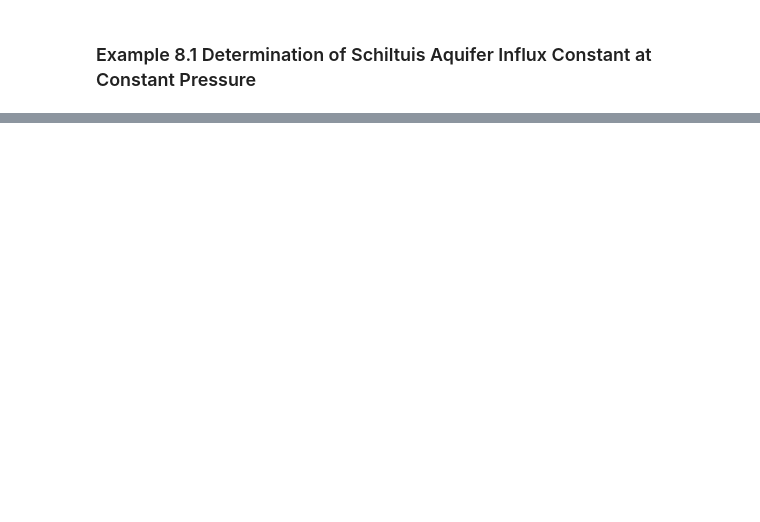
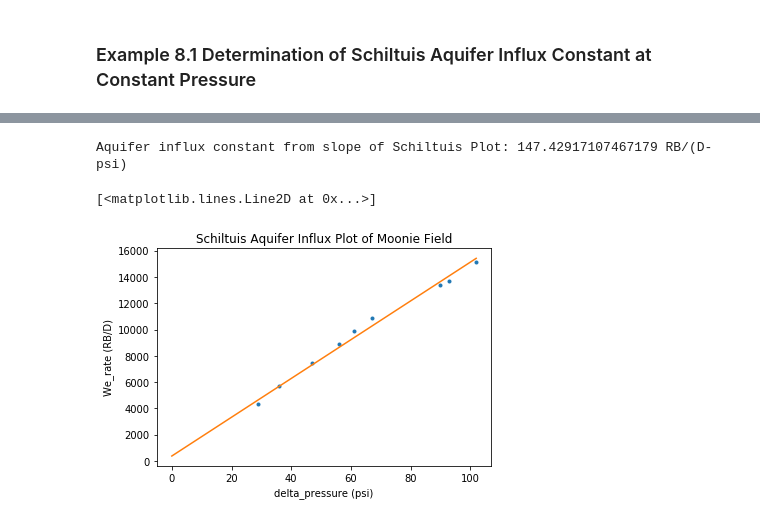
Before and after one commit to yohanesnuwara/reservoir-engineering, a Jupyter notebook: Unit 8 Aquifer Influx/notebook/8_examples.ipynb, the cells around one changed output, grey strips where cells are left out. Drawn from its saved outputs; the diff is of its cells as text; code cells hidden in the pictures; blank space fills up the shorter version.

```diff
--- a/Unit 8 Aquifer Influx/notebook/8_examples.ipynb
+++ b/Unit 8 Aquifer Influx/notebook/8_examples.ipynb
@@ -60,0 +193,27 @@ Schiltuis steady-state aquifer influx rate above bubblepoint pressure: 8270.0 RB
+# %%
+"Regression of Schiltuis Plot"
+
+# import regression function from Unit 7 function folder
+import sys, os
+sys.path.append('/content/reservoir-engineering/Unit 7 Introduction to Well-Test Analysis/functions')
+
+from regression import regression
+
+x = np.array(schiltuis.iloc[:, 1]) # delta_pressure
+y = np.array(schiltuis.iloc[:, 6]) # We_rate
+
+c, m = regression(x, y)
+print("Aquifer influx constant from slope of Schiltuis Plot:", m, "RB/(D-psi)")
+
+# plot regression
+
+y_reg = m * x + c
+
+plt.plot(delta_pressure, We_rate, '.')
+plt.xlabel('delta_pressure (psi)'); plt.ylabel('We_rate (RB/D)')
+plt.title('Schiltuis Aquifer Influx Plot of Moonie Field')
+plt.plot(x, y_reg)
+# %% [output]
+Aquifer influx constant from slope of Schiltuis Plot: 147.42917107467179 RB/(D-psi)
+[<matplotlib.lines.Line2D at 0x...>]
+[figure, added]
```
Also changed, not shown: parts of 20 cells of this notebook.
